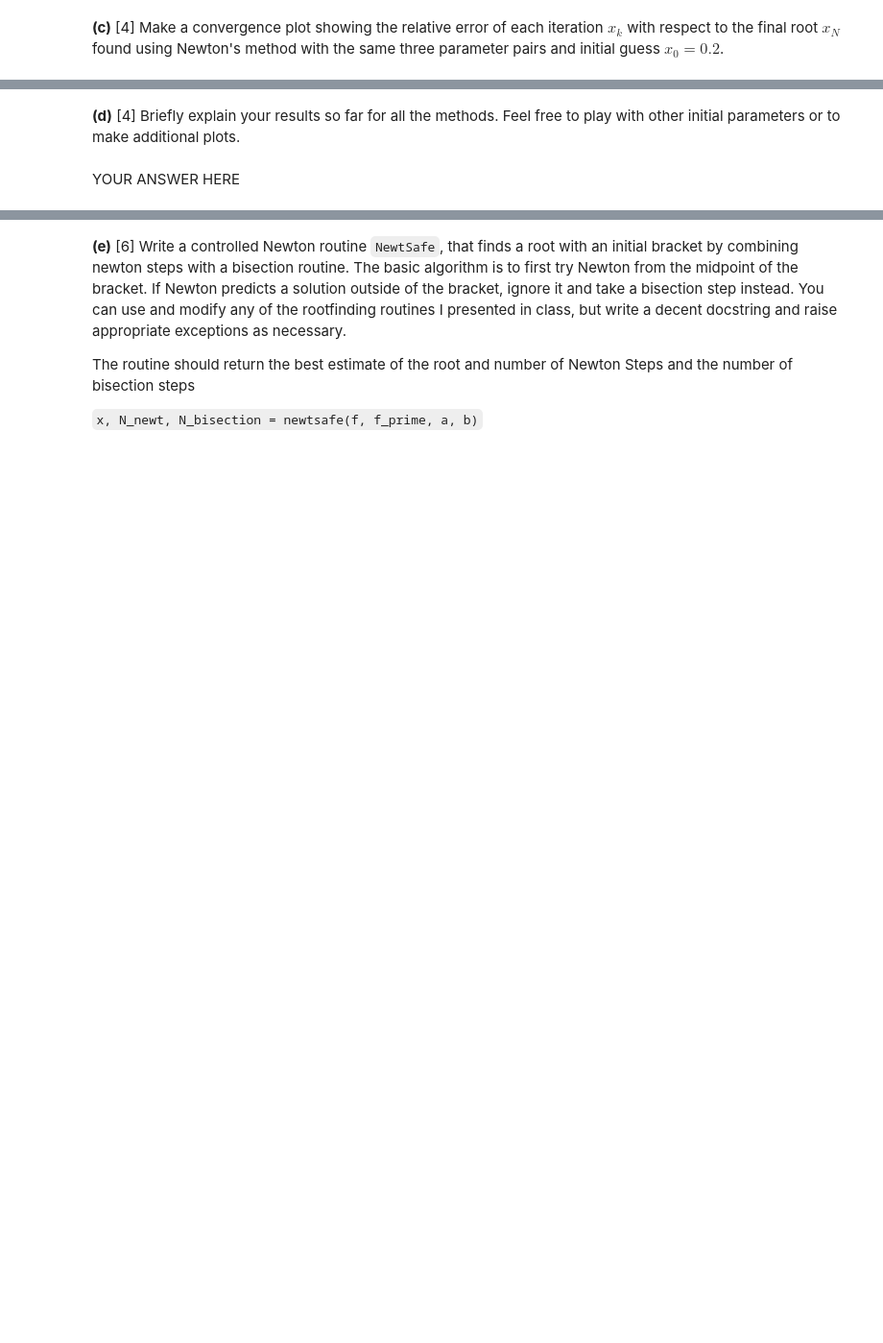
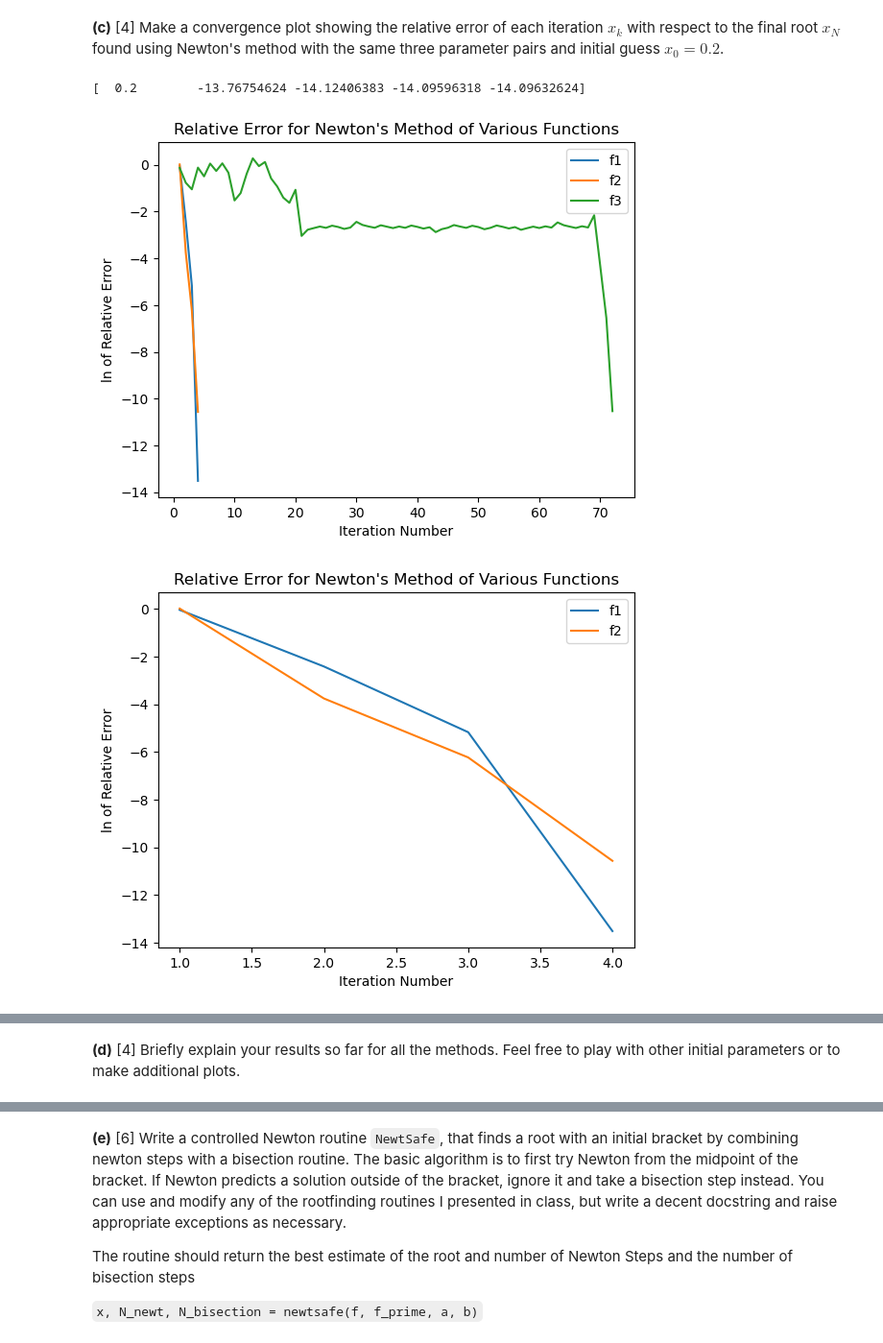
Before and after one commit to jlabbate15/intro-numerical-methods, a Jupyter notebook: HW/HW2_roots.ipynb, the cells around one changed output, grey strips where cells are left out. Shown at 96% size. Saved outputs shown, nothing was run; the diff lists cells and outputs as text; code cells hidden in the pictures; blank space fills up the shorter version.

```diff
--- a/HW/HW2_roots.ipynb
+++ b/HW/HW2_roots.ipynb
@@ -490,0 +489,47 @@ raise NotImplementedError()
+# %%
+# From Part (b) of this problem, plotting on different plots because number of iterations is quite different
+x0=0.2
+c,c_arr1 = rootf.newton(f1,df1,x0)
+
+c,c_arr2 = rootf.newton(f2,df2,x0)
+
+c,c_arr3 = rootf.newton(f3,df3,x0)
+
+rerror = lambda c_arr: abs(c_arr - c_arr[-1]) / abs(c_arr[-1])
+
+plt.figure(5)
+plt.plot(range(1,len(c_arr1)+1),numpy.log(rerror(c_arr1)),label='f1')
+plt.plot(range(1,len(c_arr2)+1),numpy.log(rerror(c_arr2)),label='f2')
+plt.plot(range(1,len(c_arr3)+1),numpy.log(rerror(c_arr3)),label='f3')
+plt.xlabel("Iteration Number")
+plt.ylabel("ln of Relative Error")
+plt.title("Relative Error for Newton's Method of Various Functions")
+plt.legend()
+# plt.xlim([0,10])
+plt.show()
+
+plt.figure(6)
+plt.plot(range(1,len(c_arr1)+1),numpy.log(rerror(c_arr1)),label='f1')
+plt.plot(range(1,len(c_arr2)+1),numpy.log(rerror(c_arr2)),label='f2')
+# plt.plot(range(1,len(c_arr3)+1),numpy.log(rerror(c_arr3)),label='f3')
+plt.xlabel("Iteration Number")
+plt.ylabel("ln of Relative Error")
+plt.title("Relative Error for Newton's Method of Various Functions")
+plt.legend()
+# plt.xlim([0,10])
+plt.show()
+
+plt.figure(7)
+# plt.plot(range(1,len(c_arr1)+1),numpy.log(rerror(c_arr1)),label='f1')
+# plt.plot(range(1,len(c_arr2)+1),numpy.log(rerror(c_arr2)),label='f2')
+plt.plot(range(1,len(c_arr3)+1),numpy.log(rerror(c_arr3)),label='f3')
+plt.xlabel("Iteration Number")
+plt.ylabel("ln of Relative Error")
+plt.title("Relative Error for Newton's Method of Various Functions")
+plt.legend()
+# plt.xlim([0,10])
+plt.show()
+# %% [output]
+[  0.2        -13.76754624 -14.12406383 -14.09596318 -14.09632624]
+[figure, added]
+[figure, added]
@@ -491,4 +537,2 @@ raise NotImplementedError()
 # %% [markdown]
 **(d)** [4] Briefly explain your results so far for all the methods.  Feel free to play with other initial parameters or to make additional plots.
-# %% [markdown]
-YOUR ANSWER HERE
```
Also changed, not shown: parts of 7 cells of this notebook, 2 other files.
